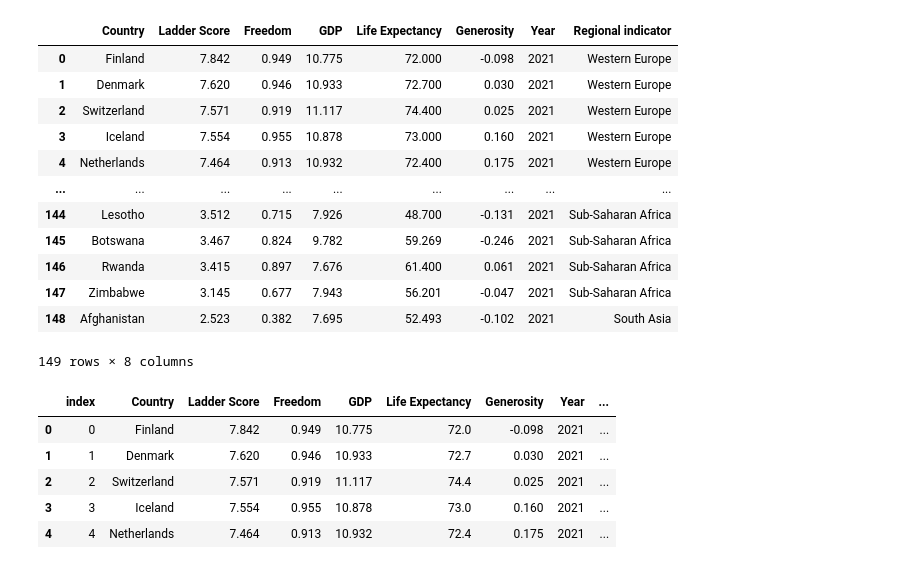
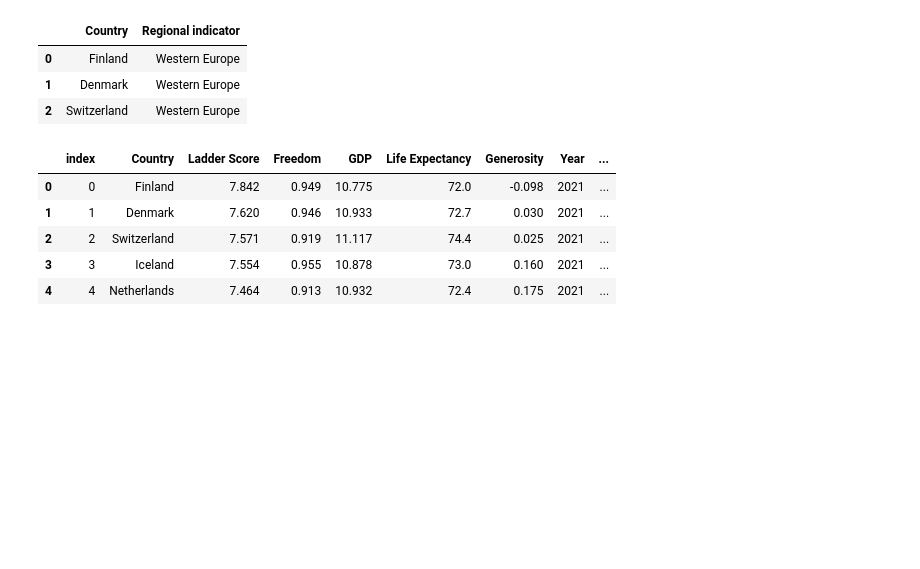
Before and after one commit to Ryan-Malin/TeamHappinessMain, a Jupyter notebook: Asels.ipynb, the cells around one changed output. Saved outputs shown, nothing was run; the diff lists cells and outputs as text; code cells hidden in the pictures; blank space fills up the shorter version.

```diff
--- a/Asels.ipynb
+++ b/Asels.ipynb
@@ -7,33 +7,23 @@ import numpy as np
 from scipy.stats import linregress
 import seaborn as sns
 
-
 #only projecting columns we need
 proj_columns = ['Country', 'Ladder Score','Freedom', 'GDP', 'Life Expectancy', 'Generosity', 'Year']
 
 #reading 2021 by itself because it has "regional indictor" column which other csvs are muissing
 df_2021 = pd.read_csv(f"Resources/years/2021.csv")[proj_columns + ['Regional indicator']]
-df_2021
-# %% [output]
-|  | Country | Ladder Score | Freedom | GDP | Life Expectancy | Generosity | Year | Regional indicator |
-| 0 | Finland | 7.842 | 0.949 | 10.775 | 72.000 | -0.098 | 2021 | Western Europe |
-| 1 | Denmark | 7.620 | 0.946 | 10.933 | 72.700 | 0.030 | 2021 | Western Europe |
-| 2 | Switzerland | 7.571 | 0.919 | 11.117 | 74.400 | 0.025 | 2021 | Western Europe |
-| 3 | Iceland | 7.554 | 0.955 | 10.878 | 73.000 | 0.160 | 2021 | Western Europe |
-| 4 | Netherlands | 7.464 | 0.913 | 10.932 | 72.400 | 0.175 | 2021 | Western Europe |
-| ... | ... | ... | ... | ... | ... | ... | ... | ... |
-| 144 | Lesotho | 3.512 | 0.715 | 7.926 | 48.700 | -0.131 | 2021 | Sub-Saharan Africa |
-| 145 | Botswana | 3.467 | 0.824 | 9.782 | 59.269 | -0.246 | 2021 | Sub-Saharan Africa |
-| 146 | Rwanda | 3.415 | 0.897 | 7.676 | 61.400 | 0.061 | 2021 | Sub-Saharan Africa |
-| 147 | Zimbabwe | 3.145 | 0.677 | 7.943 | 56.201 | -0.047 | 2021 | Sub-Saharan Africa |
-| 148 | Afghanistan | 2.523 | 0.382 | 7.695 | 52.493 | -0.102 | 2021 | South Asia |
-149 rows × 8 columns
 # %%
 happiness_combined_df = df_2021
 #projecting only two columns
 country_df = df_2021[['Country', 'Regional indicator']]
 #creating dictionary to match regional indicators to countries
 country_dict = country_df.set_index('Country').to_dict()['Regional indicator']
+country_df.head(3)
+# %% [output]
+|  | Country | Regional indicator |
+| 0 | Finland | Western Europe |
+| 1 | Denmark | Western Europe |
+| 2 | Switzerland | Western Europe |
 # %%
 #looping through the years except 2021 which we've already done and adding to a new comb. df
 for yr in range(2017, 2021):
```
Also changed, not shown: parts of 6 cells of this notebook, 2 other files.
